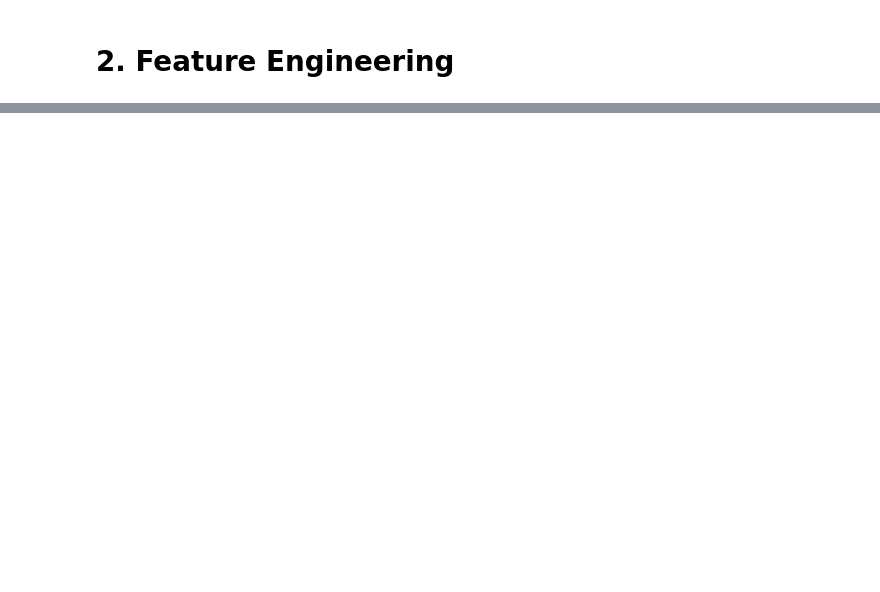
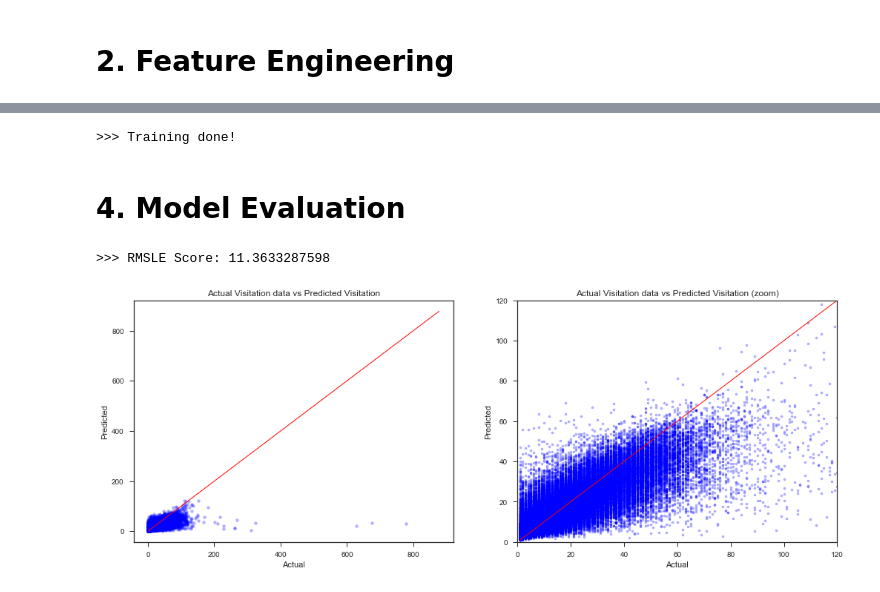
Before and after one commit to karlphillip/DataScience, a Jupyter notebook: Capstone Project1/3_regression_v2.ipynb, the cells around one changed output, grey strips where cells are left out. Saved outputs shown, nothing was run; the diff lists cells and outputs as text; code cells hidden in the pictures; blank space fills up the shorter version.

```diff
--- a/Capstone Project1/3_regression_v2.ipynb
+++ b/Capstone Project1/3_regression_v2.ipynb
@@ -215,0 +113,52 @@ plot_actual_vs_predicted(y, y_test, y_pred)
+# %%
+from sklearn.model_selection import train_test_split
+from sklearn.feature_selection import SelectPercentile, f_regression, RFECV
+from sklearn.linear_model import LinearRegression
+from sklearn.ensemble import GradientBoostingRegressor, RandomForestRegressor
+from itertools import compress
+
+# Loads the dataframe and prepare its features
+df = get_dataframe()
+df = add_feature_dummy_weekdays(df)
+df = add_feature_visitors_stats(df)
+df = add_feature_reservations_stats(df)
+df = add_feature_geographical_dist(df)
+df = add_feature_geographical_dist(df)
+
+feature_names = get_feature_names(df)
+X = df[feature_names]
+y = df.visitors
+
+# Split X,y into training and test data
+X_train, X_test, y_train, y_test = train_test_split(X, y, test_size=0.3, random_state=0)
+
+# Create the 1st model using GradientBoostingRegressor
+gbr_model = GradientBoostingRegressor(n_estimators=200, random_state=7, learning_rate=0.1, max_depth=7) # with log1p/expm1: 0.514
+gbr_model.fit(X_train, np.log1p(y_train))
+
+# Create the 2nd model using RandomForestRegressor
+rfr_model = RandomForestRegressor(n_jobs=6, bootstrap=True, max_depth=13, max_features='log2', min_samples_leaf=4, min_samples_split=5, n_estimators=400) # with log1p/expm1: 0.517
+rfr_model.fit(X_train, np.log1p(y_train))
+
+print('>>> Training done!')
+# %% [output]
+>>> Training done!
+# %% [markdown]
+# 4. Model Evaluation
+# %%
+from lib import gfx  # gfx is another local module under the 'lib' directory
+from sklearn import metrics
+
+# The prediction is calculated as the arithmetic mean of both model's predictions
+gbr_visitors = np.expm1(gbr_model.predict(X_test))
+rfr_visitors = np.expm1(rfr_model.predict(X_test))
+y_pred = (gbr_visitors + rfr_visitors) / 2
+
+rmsle_score = metrics.mean_squared_error(y_test, y_pred) ** 0.5
+print('\n>>> RMSLE Score:', rmsle_score, '\n')
+
+# Plot Actual visitation data against Predicted visition
+gfx.plot_actual_vs_predicted(y, y_test, y_pred)
+# %% [output]
+>>> RMSLE Score: 11.3633287598
+[figure, added]
```
Also changed, not shown: parts of 24 cells of this notebook, 2 other files.
